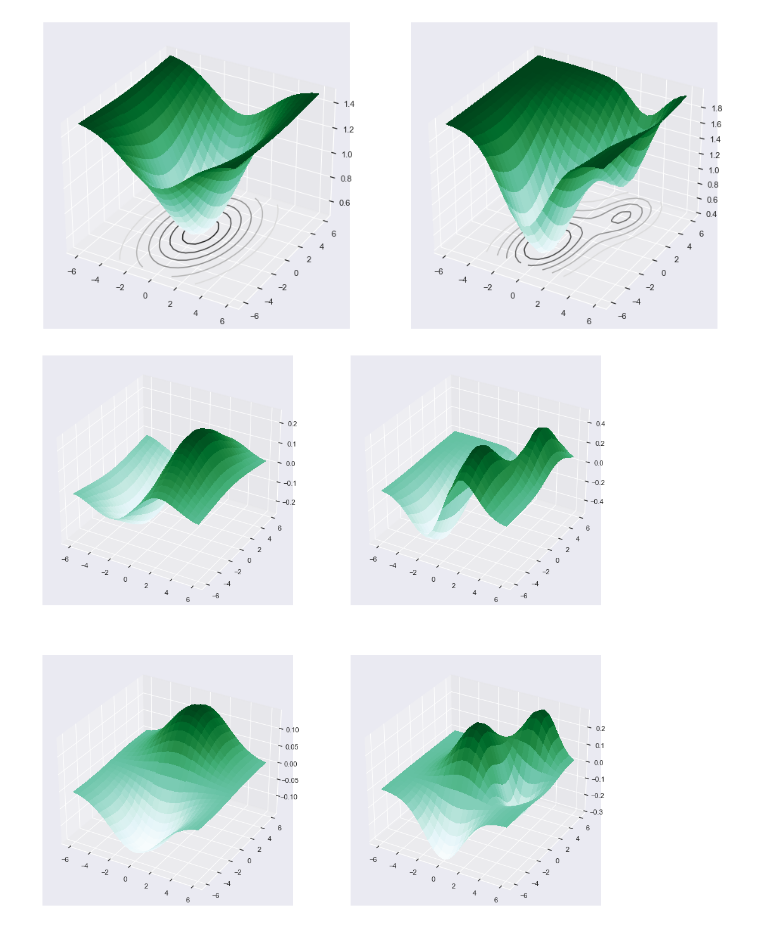
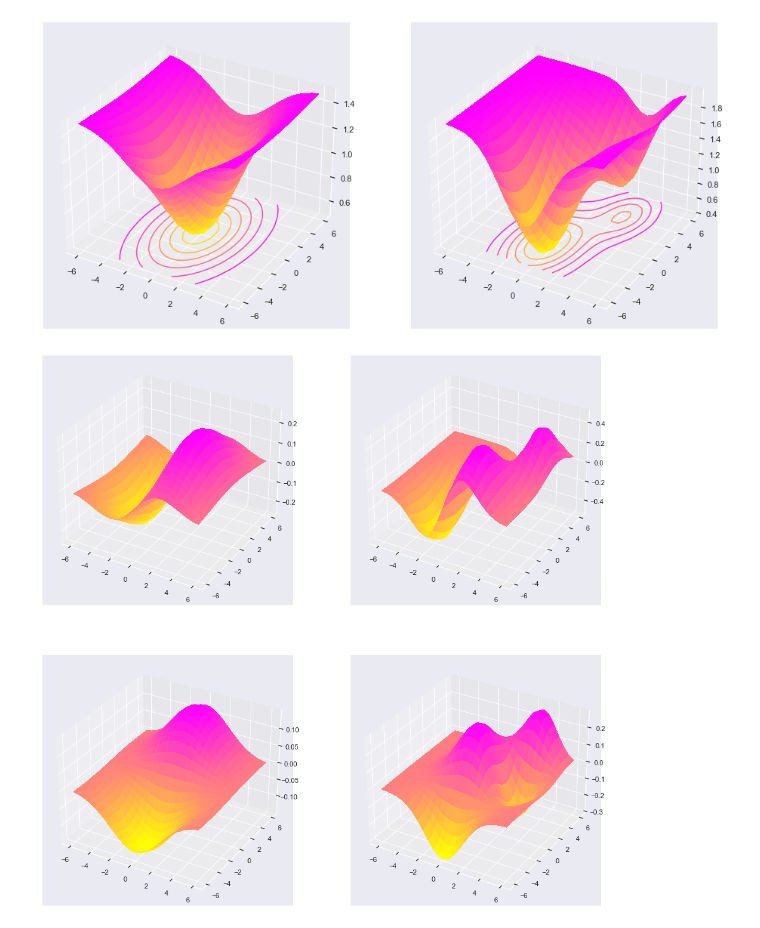
Before and after one commit to qlinhta/my-notes, a Jupyter notebook: notebooks/GradientDescent.ipynb, the cells around one changed output. Saved outputs shown, nothing was run; the diff lists cells and outputs as text; code cells hidden in the pictures.

```diff
--- a/notebooks/GradientDescent.ipynb
+++ b/notebooks/GradientDescent.ipynb
@@ -5,7 +5,7 @@ import scipy.interpolate
 import scipy.optimize
 from matplotlib import rcParams
 
-rcParams.update({'font.size': 18})
+rcParams.update({'font.size': 14})
 import seaborn as sns
 sns.set()
 # %%
@@ -26,26 +26,26 @@ dF2y, dF2x = np.gradient(F2, h, h)
 # %%
 rcParams['figure.figsize'] = [16, 8]
 fig, axs = plt.subplots(1, 2, subplot_kw={'projection': '3d'})
-axs[0].plot_surface(X, Y, F0, cmap='BuGn', linewidth=0, antialiased=False)
-axs[0].contour(X, Y, F0, zdir='z', offset=axs[0].get_zlim()[0], cmap='gray')
-axs[1].plot_surface(X, Y, F2, cmap='BuGn', linewidth=0, antialiased=False)
-axs[1].contour(X, Y, F2, zdir='z', offset=axs[0].get_zlim()[0], cmap='gray')
+axs[0].plot_surface(X, Y, F0, cmap='spring_r', linewidth=0, antialiased=False)
+axs[0].contour(X, Y, F0, zdir='z', offset=axs[0].get_zlim()[0], cmap='spring_r')
+axs[1].plot_surface(X, Y, F2, cmap='spring_r', linewidth=0, antialiased=False)
+axs[1].contour(X, Y, F2, zdir='z', offset=axs[0].get_zlim()[0], cmap='spring_r')
 
 plt.show()
 # %% [output]
-[figure, old version]
+[figure, new version]
 # %%
 rcParams['figure.figsize'] = [16, 16]
 fig, axs = plt.subplots(2, 2, subplot_kw={'projection': '3d'})
 axs = axs.reshape(-1)
-axs[0].plot_surface(X, Y, dF0x, cmap='BuGn', linewidth=0, antialiased=False)
-axs[2].plot_surface(X, Y, dF0y, cmap='BuGn', linewidth=0, antialiased=False)
-axs[1].plot_surface(X, Y, dF2x, cmap='BuGn', linewidth=0, antialiased=False)
-axs[3].plot_surface(X, Y, dF2y, cmap='BuGn', linewidth=0, antialiased=False)
+axs[0].plot_surface(X, Y, dF0x, cmap='spring_r', linewidth=0, antialiased=False)
+axs[2].plot_surface(X, Y, dF0y, cmap='spring_r', linewidth=0, antialiased=False)
+axs[1].plot_surface(X, Y, dF2x, cmap='spring_r', linewidth=0, antialiased=False)
+axs[3].plot_surface(X, Y, dF2y, cmap='spring_r', linewidth=0, antialiased=False)
 
 plt.show()
 # %% [output]
-[figure, old version]
+[figure, new version]
 # %%
 ## Gradient Descent
 x = np.zeros(10)
```
Also changed, not shown: parts of 5 cells of this notebook, 4 other files.
